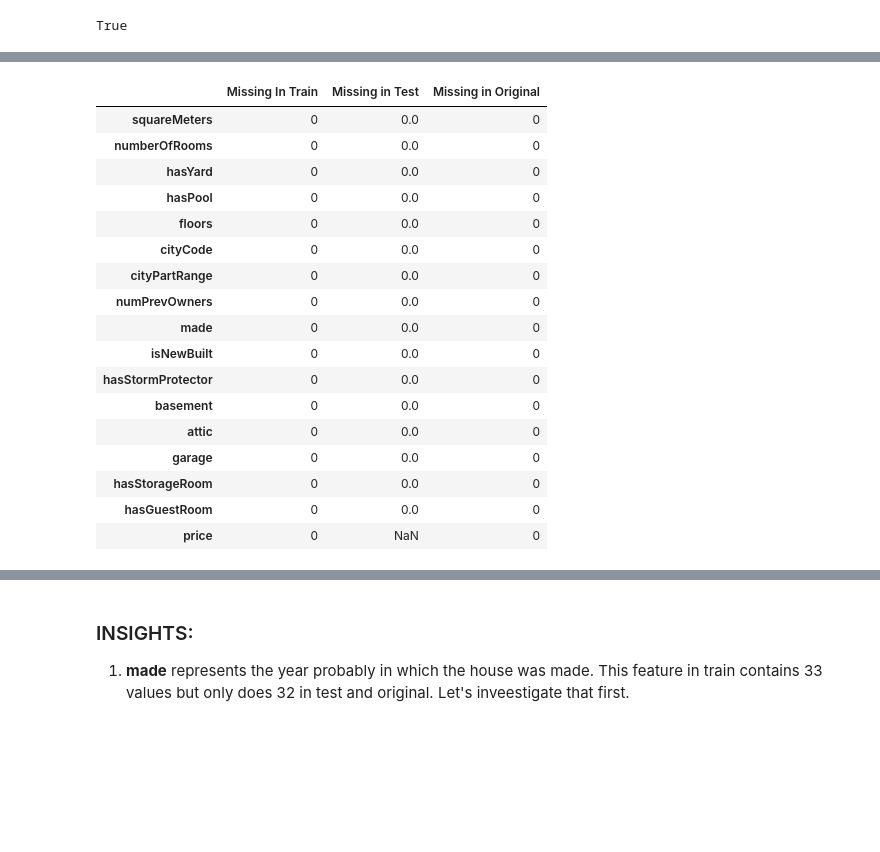
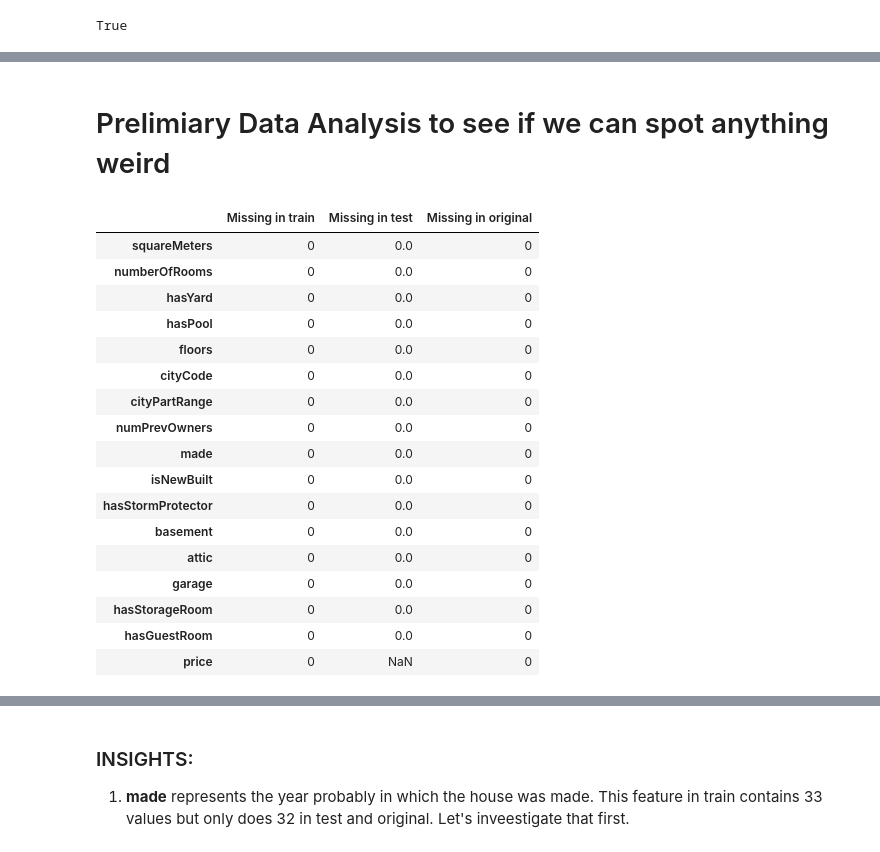
Before and after one commit to KhawajaAbaid/kaggle-playground, a Jupyter notebook: ps3e6-finding-datasets-differences-anomalies.ipynb, the cells around one changed output, grey strips where cells are left out. Saved outputs shown, nothing was run; the diff lists cells and outputs as text; code cells hidden in the pictures; blank space fills up the shorter version.

```diff
--- a/ps3e6-finding-datasets-differences-anomalies.ipynb
+++ b/ps3e6-finding-datasets-differences-anomalies.ipynb
@@ -43,0 +44,2 @@ True
+# %%
+all_datasets = {"train": train, "test": test,"original": original}
@@ -44,9 +133,15 @@ True
+# %% [markdown]
+# Prelimiary Data Analysis to see if we can spot anything weird
 # %%
-pd.concat([train.isnull().sum().rename("Missing In Train"),
-          test.isnull().sum().rename("Missing in Test"),
-          original.isnull().sum().rename("Missing in Original")], axis=1)
+# pd.concat([train.isnull().sum().rename("Missing In Train"),
+#           test.isnull().sum().rename("Missing in Test"),
+#           original.isnull().sum().rename("Missing in Original")], axis=1)
+
+pd.concat([dataset.isnull().sum().rename(f"Missing in {dataset_name}")
+               for dataset_name, dataset in all_datasets.items()],
+         axis=1)
 # %% [output]
-|  | Missing In Train | Missing in Test | Missing in Original |
+|  | Missing in train | Missing in test | Missing in original |
 | squareMeters | 0 | 0.0 | 0 |
 | numberOfRooms | 0 | 0.0 | 0 |
 | hasYard | 0 | 0.0 | 0 |
```
Also changed, not shown: parts of 39 cells of this notebook.
